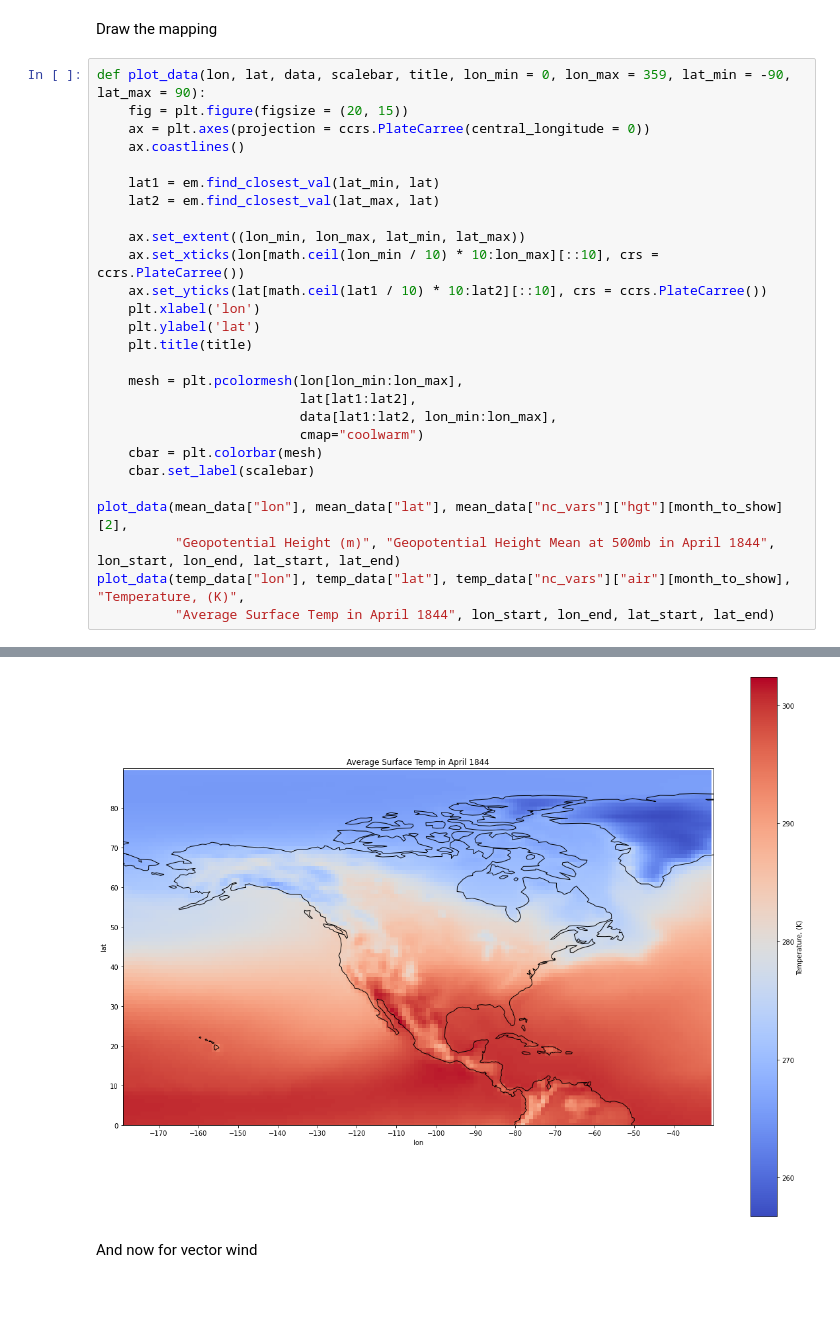
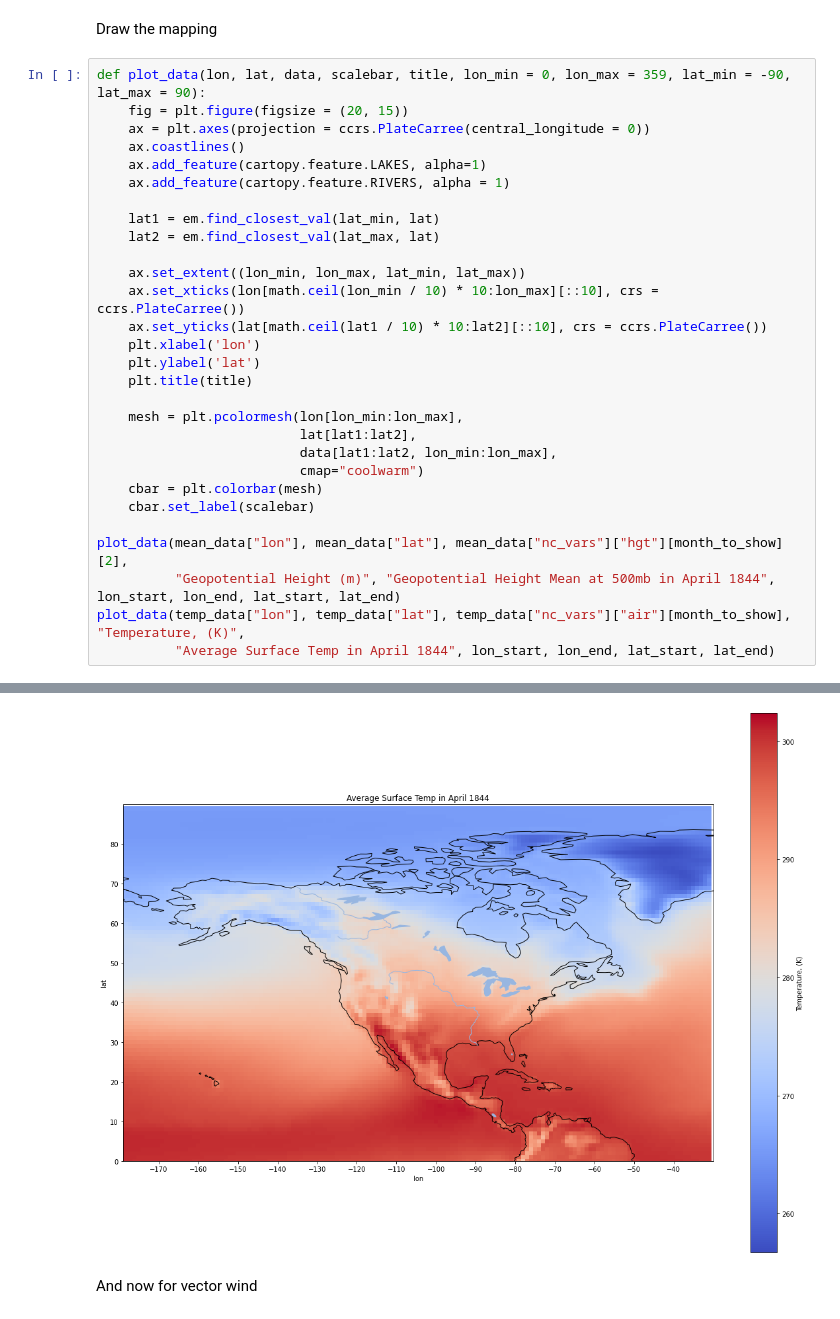
Before and after one commit to bparazin/ESS-Visualization, a Jupyter notebook: Missouri Reanalysis Absolute Visualization.ipynb, the cells around one changed output, grey strips where cells are left out. Cells and saved outputs as stored; diff of their text form.

```diff
--- a/Missouri Reanalysis Absolute Visualization.ipynb
+++ b/Missouri Reanalysis Absolute Visualization.ipynb
@@ -44,6 +45,8 @@ def plot_data(lon, lat, data, scalebar, title, lon_min = 0, lon_max = 359, lat_m
     fig = plt.figure(figsize = (20, 15))
     ax = plt.axes(projection = ccrs.PlateCarree(central_longitude = 0))
     ax.coastlines()
+    ax.add_feature(cartopy.feature.LAKES, alpha=1)
+    ax.add_feature(cartopy.feature.RIVERS, alpha = 1)
 
     lat1 = em.find_closest_val(lat_min, lat)
     lat2 = em.find_closest_val(lat_max, lat)
@@ -71,4 +74,4 @@ plot_data(temp_data["lon"], temp_data["lat"], temp_data["nc_vars"]["air"][month_
-[figure, old version]
+[figure, new version]
 # %% [markdown]
 And now for vector wind
 # %%
```
Also changed, not shown: parts of 5 cells of this notebook, 1 other file.
